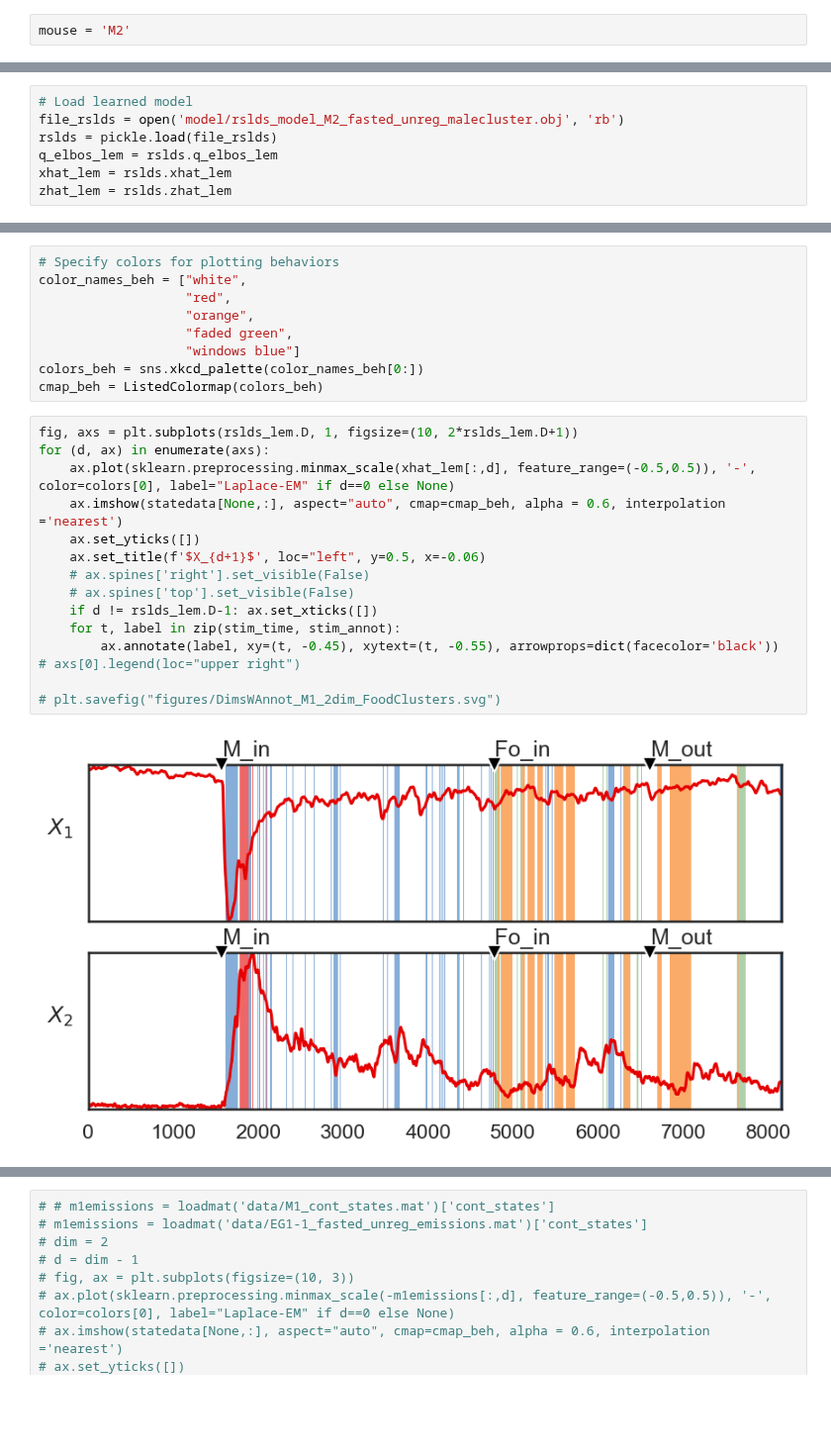
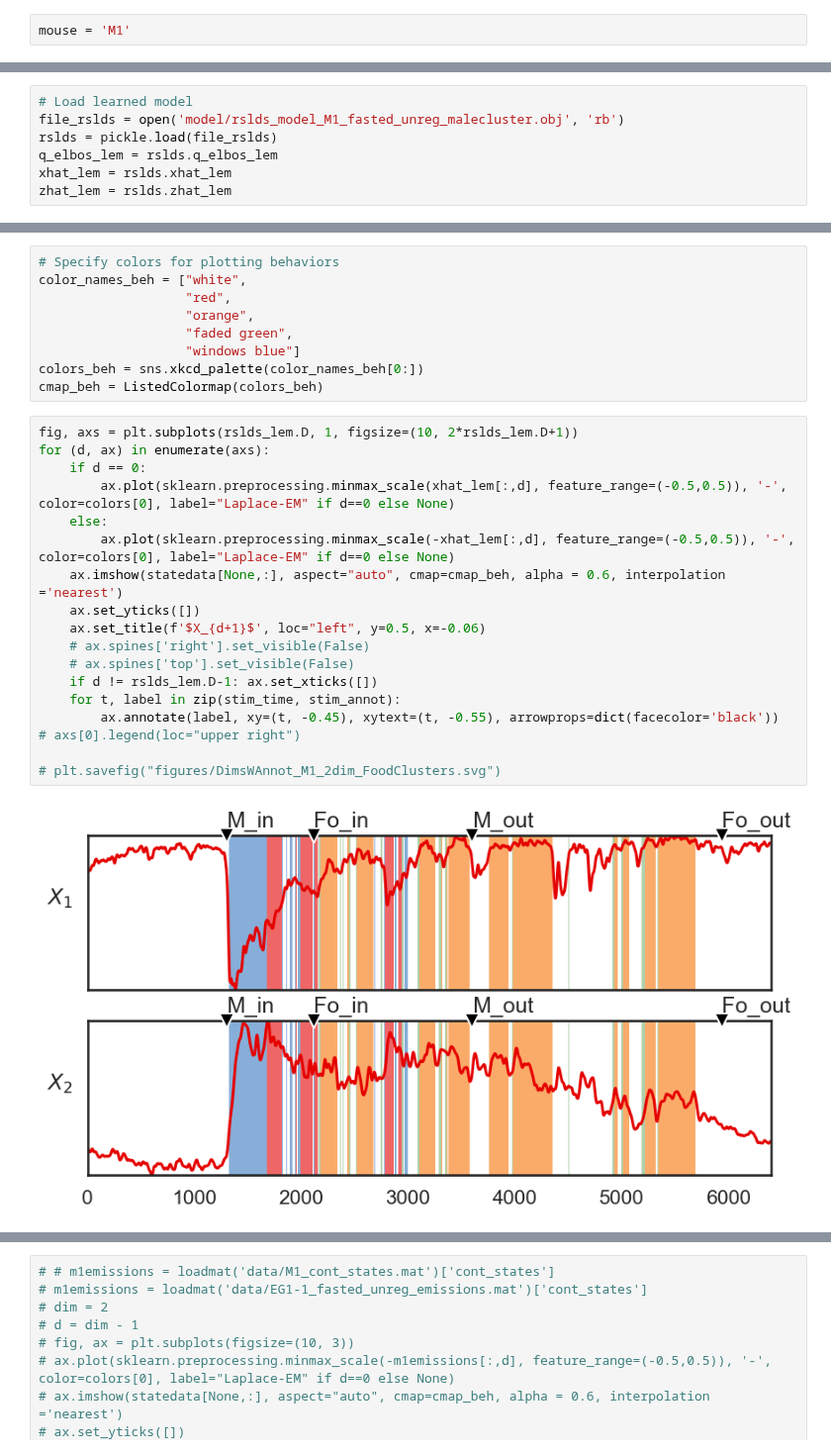
Before and after one commit to CharlesXu-Jingyue/DJA_FallRotation, a Jupyter notebook: DJA_HangryMice/rSLDS_HangryMice_fasted.ipynb, the cells around one changed output, grey strips where cells are left out. Shown at 99% size. Cells and saved outputs as stored; diff of their text form; blank space fills up the shorter version.

```diff
--- a/DJA_HangryMice/rSLDS_HangryMice_fasted.ipynb
+++ b/DJA_HangryMice/rSLDS_HangryMice_fasted.ipynb
@@ -555,7 +555,7 @@ plt.show()
 # %% [markdown]
 ## Import data
 # %%
-mouse = 'M2'
+mouse = 'M1'
 # %%
 # import rSLDS data
 # Behavior index:
@@ -884,7 +884,7 @@ zhat_lem = rslds.most_likely_states(xhat_lem, rSLDSdata) # Get the most likely s
 # pickle.dump(rslds, file_rslds)
 # %%
 # Load learned model
-file_rslds = open('model/rslds_model_M2_fasted_unreg_malecluster.obj', 'rb')
+file_rslds = open('model/rslds_model_M1_fasted_unreg_malecluster.obj', 'rb')
 rslds = pickle.load(file_rslds)
 q_elbos_lem = rslds.q_elbos_lem
 xhat_lem = rslds.xhat_lem
@@ -1036,18 +1036,21 @@ cmap_beh = ListedColormap(colors_beh)
 # %%
 fig, axs = plt.subplots(rslds_lem.D, 1, figsize=(10, 2*rslds_lem.D+1))
 for (d, ax) in enumerate(axs):
-    ax.plot(sklearn.preprocessing.minmax_scale(xhat_lem[:,d], feature_range=(-0.5,0.5)), '-', color=colors[0], label="Laplace-EM" if d==0 else None)
+    if d == 0:
+        ax.plot(sklearn.preprocessing.minmax_scale(xhat_lem[:,d], feature_range=(-0.5,0.5)), '-', color=colors[0], label="Laplace-EM" if d==0 else None)
+    else:
+        ax.plot(sklearn.preprocessing.minmax_scale(-xhat_lem[:,d], feature_range=(-0.5,0.5)), '-', color=colors[0], label="Laplace-EM" if d==0 else None)
     ax.imshow(statedata[None,:], aspect="auto", cmap=cmap_beh, alpha = 0.6, interpolation ='nearest')
     ax.set_yticks([])
     ax.set_title(f'$X_{d+1}$', loc="left", y=0.5, x=-0.06)
     # ax.spines['right'].set_visible(False)
     # ax.spines['top'].set_visible(False)
     if d != rslds_lem.D-1: ax.set_xticks([])
     for t, label in zip(stim_time, stim_annot):
         ax.annotate(label, xy=(t, -0.45), xytext=(t, -0.55), arrowprops=dict(facecolor='black'))
 # axs[0].legend(loc="upper right")
 
 # plt.savefig("figures/DimsWAnnot_M1_2dim_FoodClusters.svg")
 # %% [output]
-[figure, old version]
+[figure, new version]
 # %%
```
Also changed, not shown: parts of 20 cells of this notebook, 1 other file.
